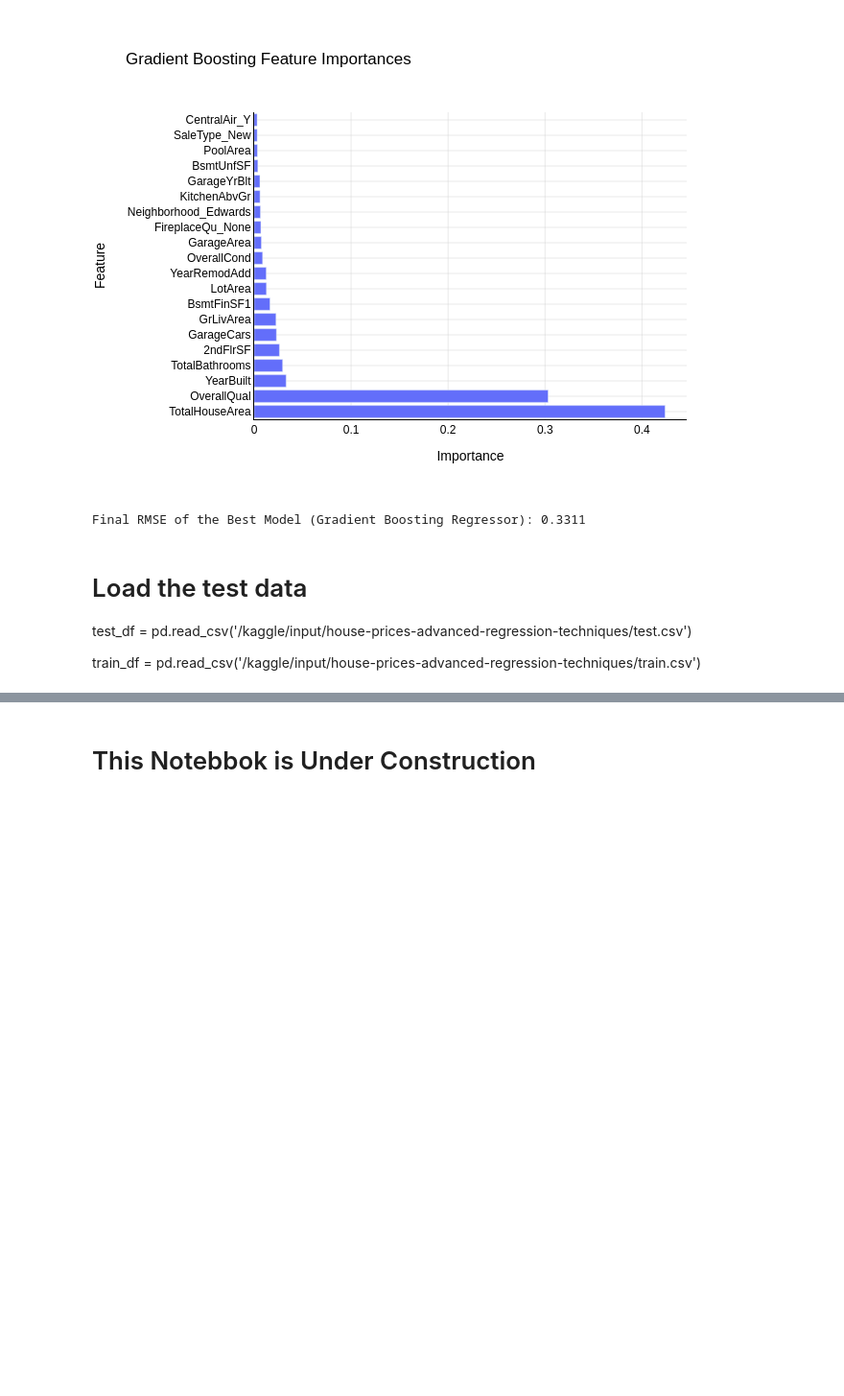
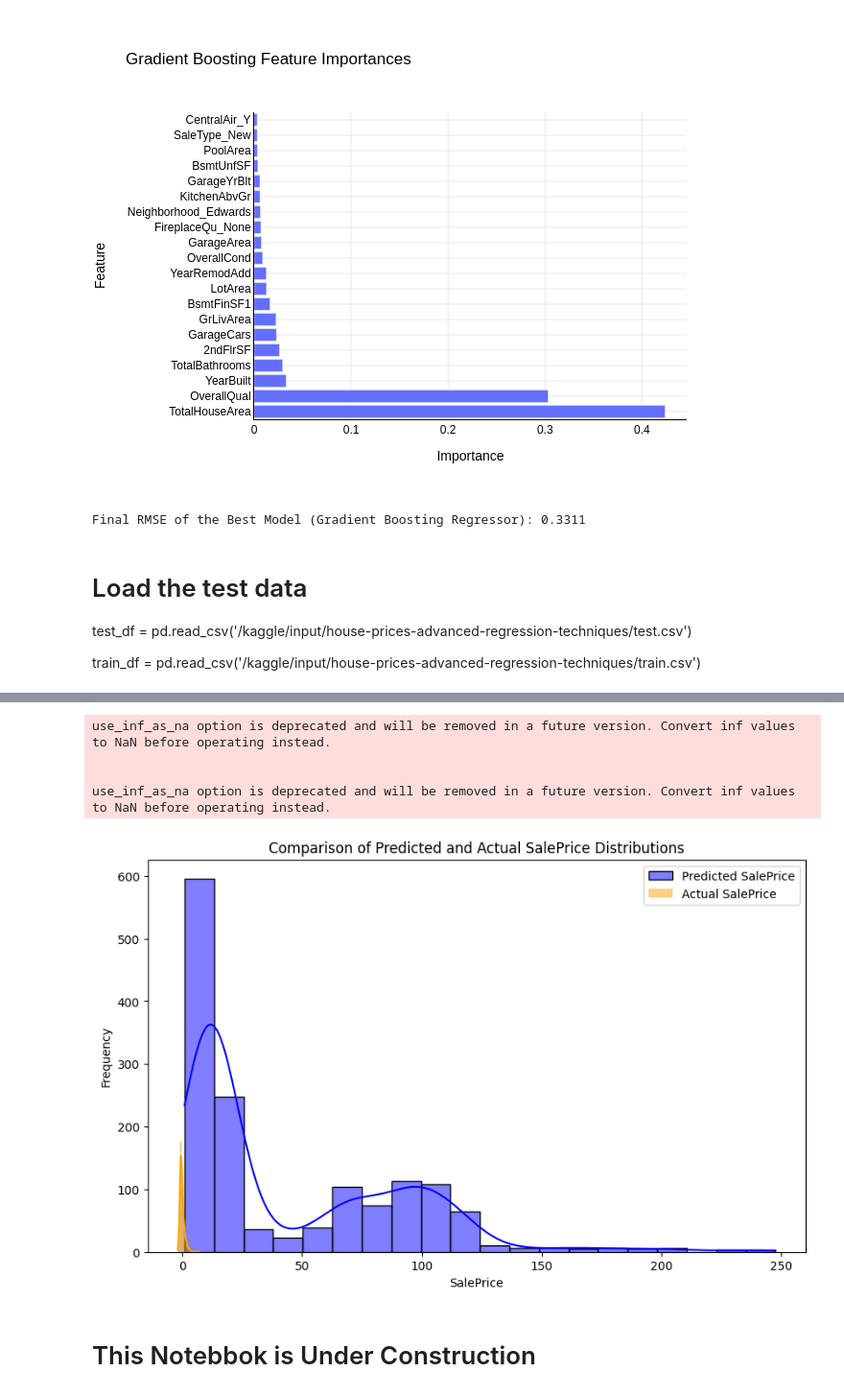
Before and after one commit to rishav21r/House-Prices---Advanced-Regression-Techniques, a Jupyter notebook: house_prices_advanced_regression_notebook.ipynb, the cells around one changed output, grey strips where cells are left out. Shown at 96% size. Saved outputs shown, nothing was run; the diff lists cells and outputs as text; code cells hidden in the pictures; blank space fills up the shorter version.

Commit message:
Kaggle Notebook | Advanced Regression Techniques | Version 4

```diff
--- a/house_prices_advanced_regression_notebook.ipynb
+++ b/house_prices_advanced_regression_notebook.ipynb
@@ -867,14 +837,19 @@ Preprocessed Data Sample
 - We will create histograms, box plots, and scatter plots for numerical variables.
 - We will use bar plots for categorical variables.
 # %%
-# Step 3a: Visualize Distributions and Relationships
-# Create histograms, box plots, and scatter plots for numerical variables
-# Plotting histograms for selected numerical features
+import matplotlib.pyplot as plt
+import seaborn as sns
+import numpy as np
+
+# Convert infinite values to NaN
+train_df.replace([np.inf, -np.inf], np.nan, inplace=True)
+
+# Visualize distributions for selected numerical features
 num_features = ['LotArea', 'GrLivArea', 'TotalBsmtSF', 'SalePrice']
 plt.figure(figsize=(16, 10))
 for i, feature in enumerate(num_features):
     plt.subplot(2, 2, i + 1)
-    sns.histplot(train_df[feature], kde=True)
+    sns.histplot(train_df[feature].dropna(), kde=True)  # Drop NaN values for plotting
     plt.title(f'Distribution of {feature}')
 plt.tight_layout()
 plt.show()
@@ -1164,27 +1139,38 @@ test_df = pd.read_csv('/kaggle/input/house-prices-advanced-regression-techniques
 
 train_df = pd.read_csv('/kaggle/input/house-prices-advanced-regression-techniques/train.csv')
 # %%
+# Updated code to handle warnings and errors
 import pandas as pd
+import numpy as np
 from sklearn.impute import SimpleImputer
 from sklearn.preprocessing import StandardScaler, OneHotEncoder
 
 # Load the test data
 test_data = pd.read_csv('/kaggle/input/house-prices-advanced-regression-techniques/test.csv')
 
-# Exclude 'SalePrice' from numerical_cols and categorical_cols for the test data preprocessing
+# Add features to the test data
+test_data['TotalHouseArea'] = test_data['GrLivArea'] + test_data['TotalBsmtSF']
+test_data['TotalBathrooms'] = (test_data['FullBath'] + test_data['BsmtFullBath'] +
+                               0.5 * (test_data['HalfBath'] + test_data['BsmtHalfBath']))
+test_data['HouseAge'] = test_data['YrSold'] - test_data['YearBuilt']
+test_data['RemodelAge'] = test_data['YrSold'] - test_data['YearRemodAdd']
+test_data['OverallQual_GrLivArea'] = test_data['OverallQual'] * test_data['GrLivArea']
+test_data['TotalHouseArea_OverallQual'] = test_data['TotalHouseArea'] * test_data['OverallQual']
+
+# Define numerical and categorical columns
 numerical_cols_test = test_data.select_dtypes(include=['int64', 'float64']).columns
 categorical_cols_test = test_data.select_dtypes(include=['object']).columns
 
 # Handle missing values in test data
 for col in numerical_cols_test:
-    test_data[col].fillna(test_data[col].median(), inplace=True)
+    test_data[col] = test_data[col].fillna(test_data[col].median())
 for col in categorical_cols_test:
-    test_data[col].fillna('None', inplace=True)
+    test_data[col] = test_data[col].fillna('None')
 
 # Apply one-hot encoding to test data
 test_data_encoded = pd.get_dummies(test_data)
 
-# Align test data with training data
+# Ensure the test data has the same columns as the training data
 X_test = test_data_encoded.reindex(columns=X.columns, fill_value=0)
 
 # Generate predictions using Gradient Boosting Regressor
@@ -1196,7 +1182,6 @@ test_predictions = np.expm1(test_predictions)
 # Prepare submission file
 submission = pd.DataFrame({'Id': test_data['Id'], 'SalePrice': test_predictions})
 
-# View the submission file
-submission = pd.read_csv(submission_path)
+# Display the submission file
 submission.head()
 # %% [output]
@@ -1204,2 +1194,18 @@ Found unknown categories in columns [0, 5, 15, 30, 31, 41] during transform. The
+# %%
+# Plot the distribution of predicted SalePrice
+plt.figure(figsize=(10, 6))
+sns.histplot(submission['SalePrice'], kde=True, color='blue', label='Predicted SalePrice')
+sns.histplot(train_df['SalePrice'], kde=True, color='orange', label='Actual SalePrice')
+plt.title('Comparison of Predicted and Actual SalePrice Distributions')
+plt.xlabel('SalePrice')
+plt.ylabel('Frequency')
+plt.legend()
+plt.show()
+# %% [output]
+use_inf_as_na option is deprecated and will be removed in a future version. Convert inf values to NaN before operating instead.
+
+
+use_inf_as_na option is deprecated and will be removed in a future version. Convert inf values to NaN before operating instead.
+[figure, added]
 # %% [markdown]
 # This Notebbok is Under Construction
```
Also changed, not shown: parts of 4 cells of this notebook.
